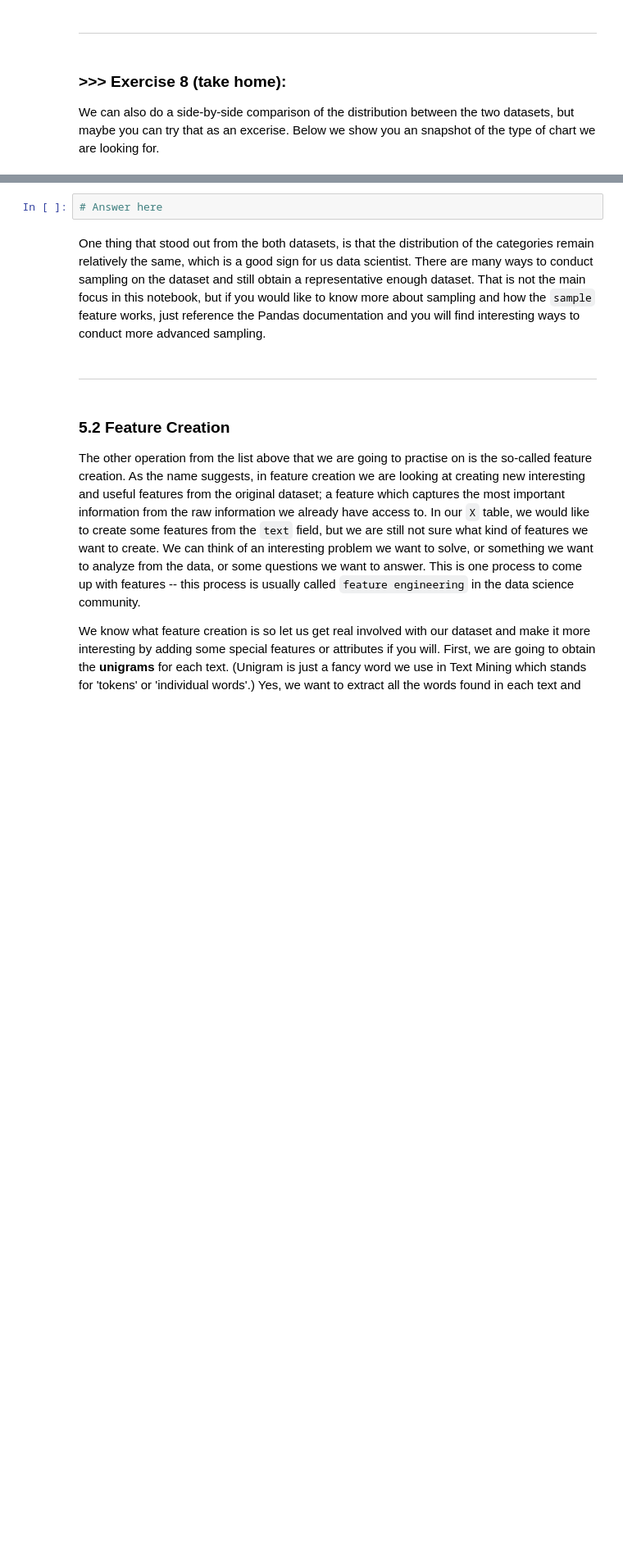
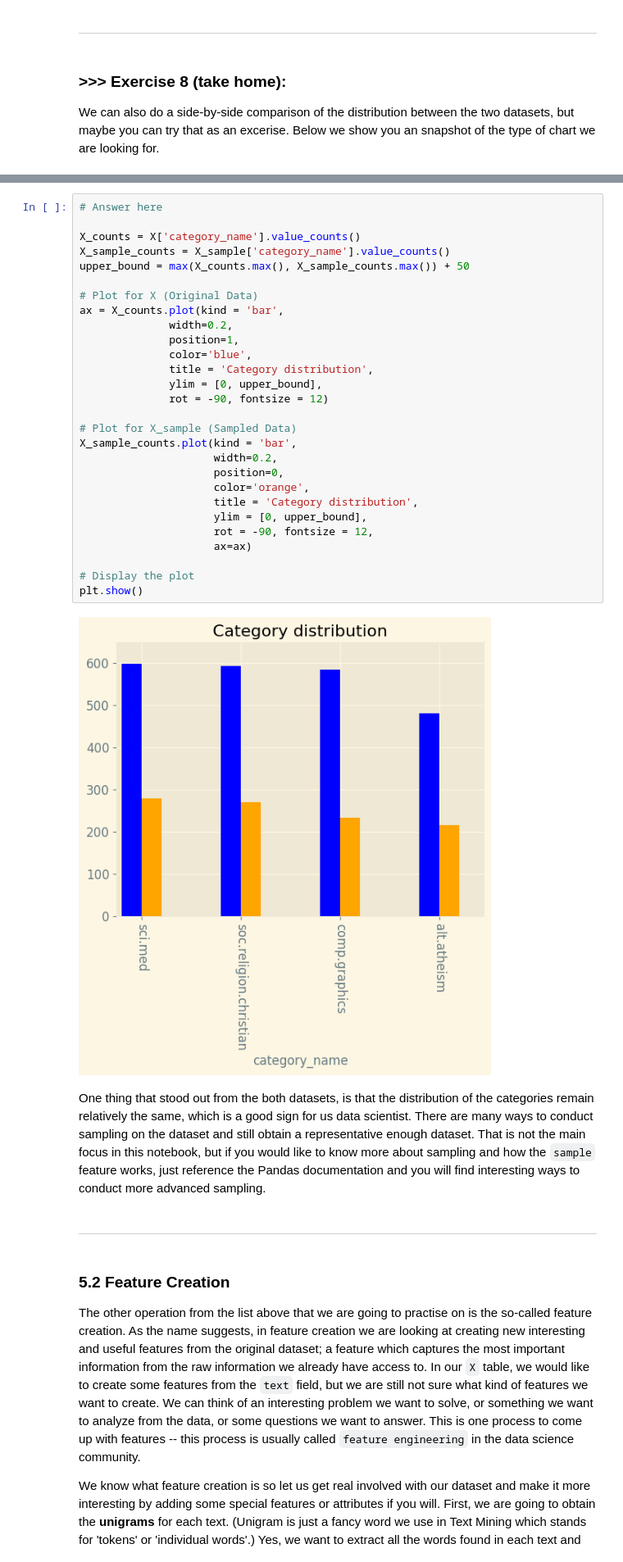
Before and after one commit to Charliongithub/DM2024-Lab1-Master, a Jupyter notebook: DM2024-Lab1-Master.ipynb, the cells around one changed output, grey strips where cells are left out. Shown at 82% size. Cells and saved outputs as stored; diff of their text form; blank space fills up the shorter version.

```diff
--- a/DM2024-Lab1-Master.ipynb
+++ b/DM2024-Lab1-Master.ipynb
@@ -796,8 +814,36 @@ Notice that for the `ylim` parameters we hardcoded the maximum value for y. Is i
 We can also do a side-by-side comparison of the distribution between the two datasets, but maybe you can try that as an excerise. Below we show you an snapshot of the type of chart we are looking for.
 # %% [markdown]
 ![alt txt](https://i.imgur.com/9eO431H.png)
-# %%
-# Answer here
+# %%
+# Answer here
+
+X_counts = X['category_name'].value_counts()
+X_sample_counts = X_sample['category_name'].value_counts()
+upper_bound = max(X_counts.max(), X_sample_counts.max()) + 50
+
+# Plot for X (Original Data)
+ax = X_counts.plot(kind = 'bar',
+              width=0.2,
+              position=1,
+              color='blue',
+              title = 'Category distribution',
+              ylim = [0, upper_bound],
+              rot = -90, fontsize = 12)
+
+# Plot for X_sample (Sampled Data)
+X_sample_counts.plot(kind = 'bar',
+                     width=0.2,
+                     position=0,
+                     color='orange',
+                     title = 'Category distribution',
+                     ylim = [0, upper_bound],
+                     rot = -90, fontsize = 12,
+                     ax=ax)
+
+# Display the plot
+plt.show()
+# %% [output]
+[figure, added]
 # %% [markdown]
 One thing that stood out from the both datasets, is that the distribution of the categories remain relatively the same, which is a good sign for us data scientist. There are many ways to conduct sampling on the dataset and still obtain a representative enough dataset. That is not the main focus in this notebook, but if you would like to know more about sampling and how the `sample` feature works, just reference the Pandas documentation and you will find interesting ways to conduct more advanced sampling.
 # %% [markdown]
```
Also changed, not shown: parts of 12 cells of this notebook, 20 other files.
